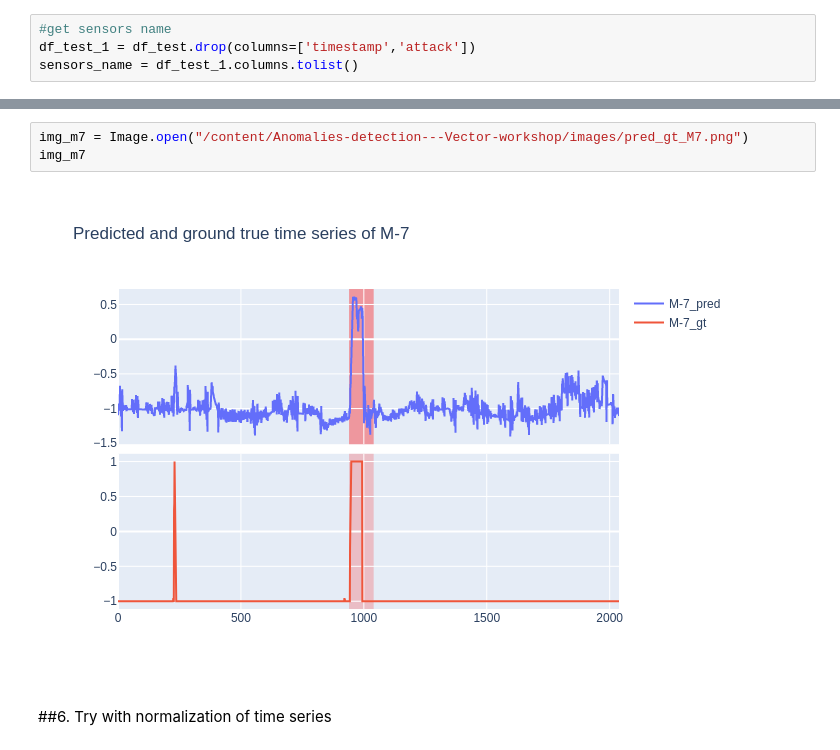
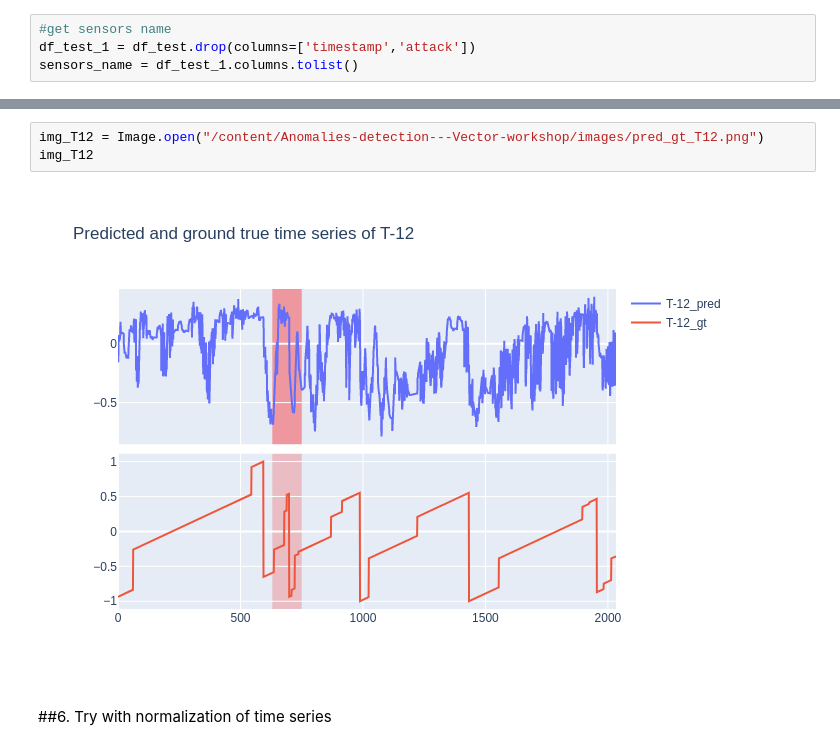
Before and after one commit to namvux1404/Anomalies-detection---Vector-workshop, a Jupyter notebook: Multivariate_timeseries_anomalies_GDN.ipynb, the cells around one changed output, grey strips where cells are left out. Saved outputs shown, nothing was run; the diff lists cells and outputs as text.

```diff
--- a/Multivariate_timeseries_anomalies_GDN.ipynb
+++ b/Multivariate_timeseries_anomalies_GDN.ipynb
@@ -459,8 +482,8 @@ Save image to /content/Anomalies-detection---Vector-workshop/images/pred_gt_M7.p
 # %%
-img_m7 = Image.open("/content/Anomalies-detection---Vector-workshop/images/pred_gt_M7.png")
-img_m7
+img_T12 = Image.open("/content/Anomalies-detection---Vector-workshop/images/pred_gt_T12.png")
+img_T12
 # %% [output]
-[figure, old version]
+[figure, new version]
 # %% [markdown]
 ##6. Try with normalization of time series
 # %%
```
Also changed, not shown: parts of 16 cells of this notebook.
